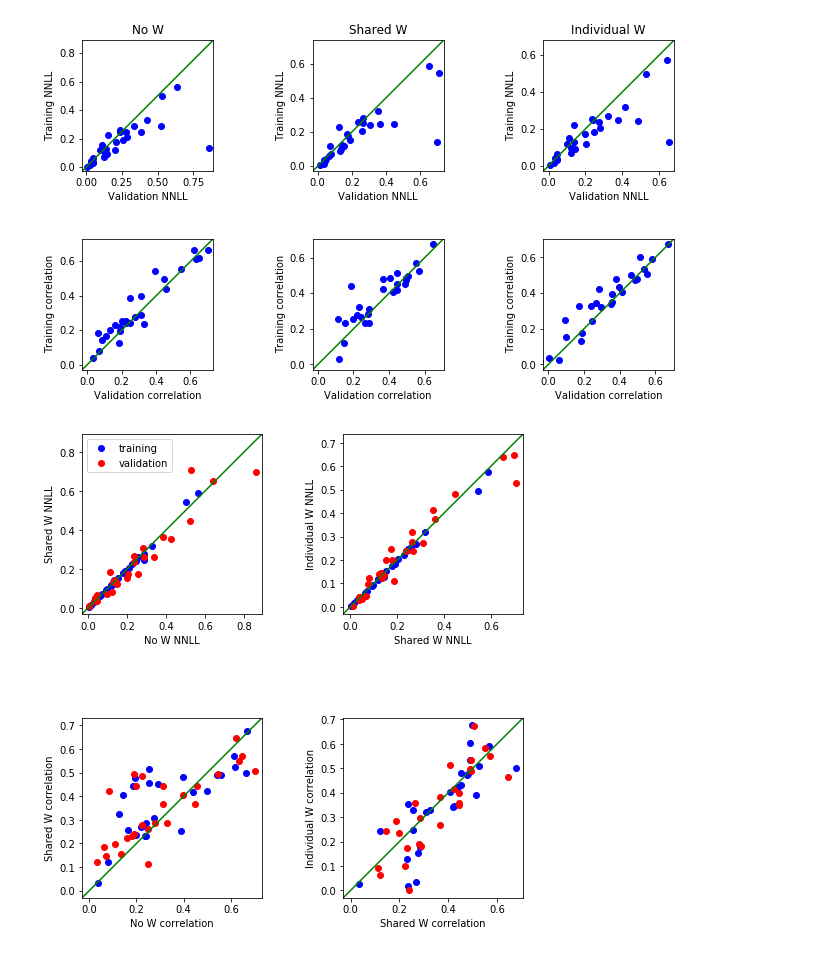
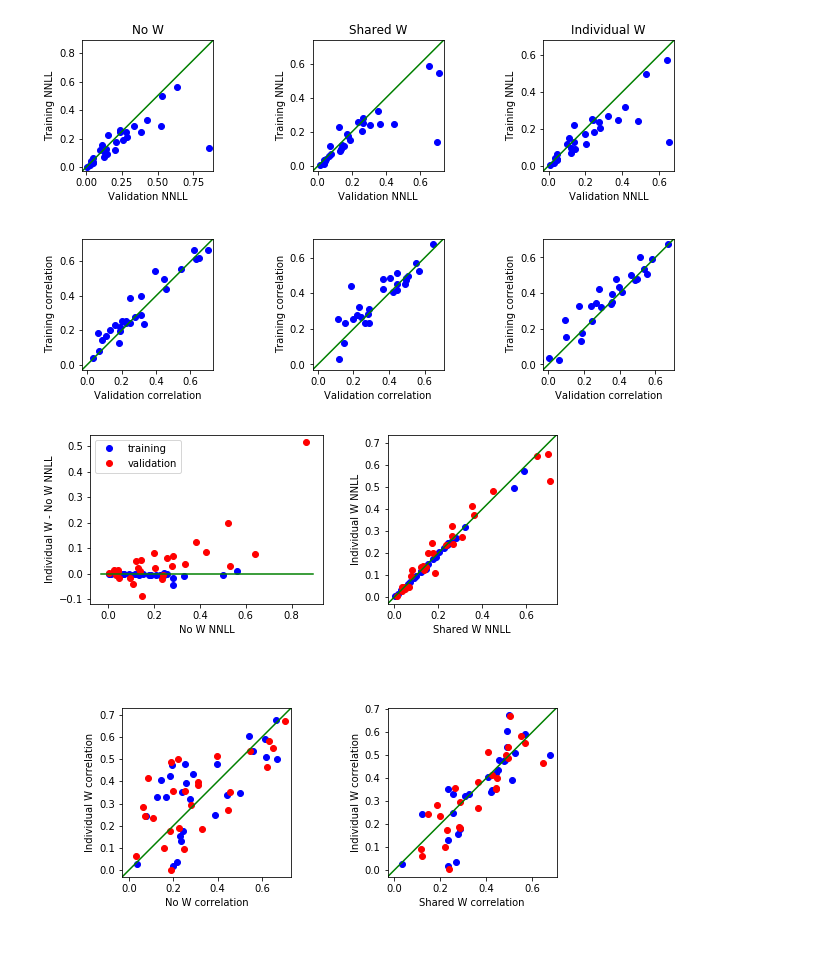
Before and after one commit to zdeblick/fun-con, a Jupyter notebook: Report.ipynb, the cells around one changed output. Saved outputs shown, nothing was run; the diff lists cells and outputs as text; code cells hidden in the pictures.

```diff
--- a/Report.ipynb
+++ b/Report.ipynb
@@ -563,22 +569,25 @@ fig.set_size_inches(10,6)
 fig,axes = plt.subplots(ncols=2,nrows=2)
 
 ax = axes[0,0]
-(x1,y1) = (results_noW['train_losses'],results_shared['train_losses'])
-(x2,y2) = (results_noW['val_losses'],results_shared['val_losses'])
+(x1,y1) = (results_noW['train_losses'],results_indiv['train_losses'])
+(x2,y2) = (results_noW['val_losses'],results_indiv['val_losses'])
 lims = [-0.03,max(np.max(x1),np.max(y1),np.max(x2),np.max(y2))+0.03]
-ax.plot(x1,y1,'bo')
-ax.plot(x2,y2,'ro')
-ax.plot(lims,lims,'g')
-ax.axis('square')
-ax.set_xlim(lims)
-ax.set_ylim(lims)
+# ax.plot(x1,y1,'bo')
+# ax.plot(x2,y2,'ro')
+# ax.plot(lims,lims,'g')
+# ax.axis('square')
+ax.plot(x1,y1-x1,'bo')
+ax.plot(x2,y2-x1,'ro')
+ax.plot(lims,[0,0],'g')
+# ax.set_xlim(lims)
+# ax.set_ylim(lims)
 ax.set_xlabel('No W NNLL')
-ax.set_ylabel('Shared W NNLL')
+ax.set_ylabel('Individual W - No W NNLL')
 ax.legend(['training','validation'])
 
 ax = axes[1,0]
-(x1,y1) = (results_noW['train_corrs'],results_shared['train_corrs'])
-(x2,y2) = (results_noW['val_corrs'],results_shared['val_corrs'])
+(x1,y1) = (results_noW['train_corrs'],results_indiv['train_corrs'])
+(x2,y2) = (results_noW['val_corrs'],results_indiv['val_corrs'])
 lims = [-0.03,max(np.max(x1),np.max(y1),np.max(x2),np.max(y2))+0.03]
 ax.plot(x1,y1,'bo')
 ax.plot(x2,y2,'ro')
@@ -587,36 +596,36 @@ ax.axis('square')
 ax.set_xlim(lims)
 ax.set_ylim(lims)
 ax.set_xlabel('No W correlation')
-ax.set_ylabel('Shared W correlation')
+ax.set_ylabel('Individual W correlation')
 
 ax = axes[0,1]
 (x1,y1) = (results_shared['train_losses'],results_indiv['train_losses'])
 (x2,y2) = (results_shared['val_losses'],results_indiv['val_losses'])
 lims = [-0.03,max(np.max(x1),np.max(y1),np.max(x2),np.max(y2))+0.03]
 ax.plot(x1,y1,'bo')
 ax.plot(x2,y2,'ro')
 ax.plot(lims,lims,'g')
 ax.axis('square')
 ax.set_xlim(lims)
 ax.set_ylim(lims)
 ax.set_xlabel('Shared W NNLL')
 ax.set_ylabel('Individual W NNLL')
 
 ax = axes[1,1]
 (x1,y1) = (results_shared['train_corrs'],results_indiv['train_corrs'])
 (x2,y2) = (results_shared['val_corrs'],results_indiv['val_corrs'])
 lims = [-0.03,max(np.max(x1),np.max(y1),np.max(x2),np.max(y2))+0.03]
 ax.plot(x1,y1,'bo')
 ax.plot(x2,y2,'ro')
 ax.plot(lims,lims,'g')
 ax.axis('square')
 ax.set_xlim(lims)
 ax.set_ylim(lims)
 ax.set_xlabel('Shared W correlation')
 ax.set_ylabel('Individual W correlation')
 
 
 fig.tight_layout()
 fig.set_size_inches(8,8)
 # %% [output]
-[figure, old version]
+[figure, new version]
```
Also changed, not shown: parts of 26 cells of this notebook, 16 other files.
